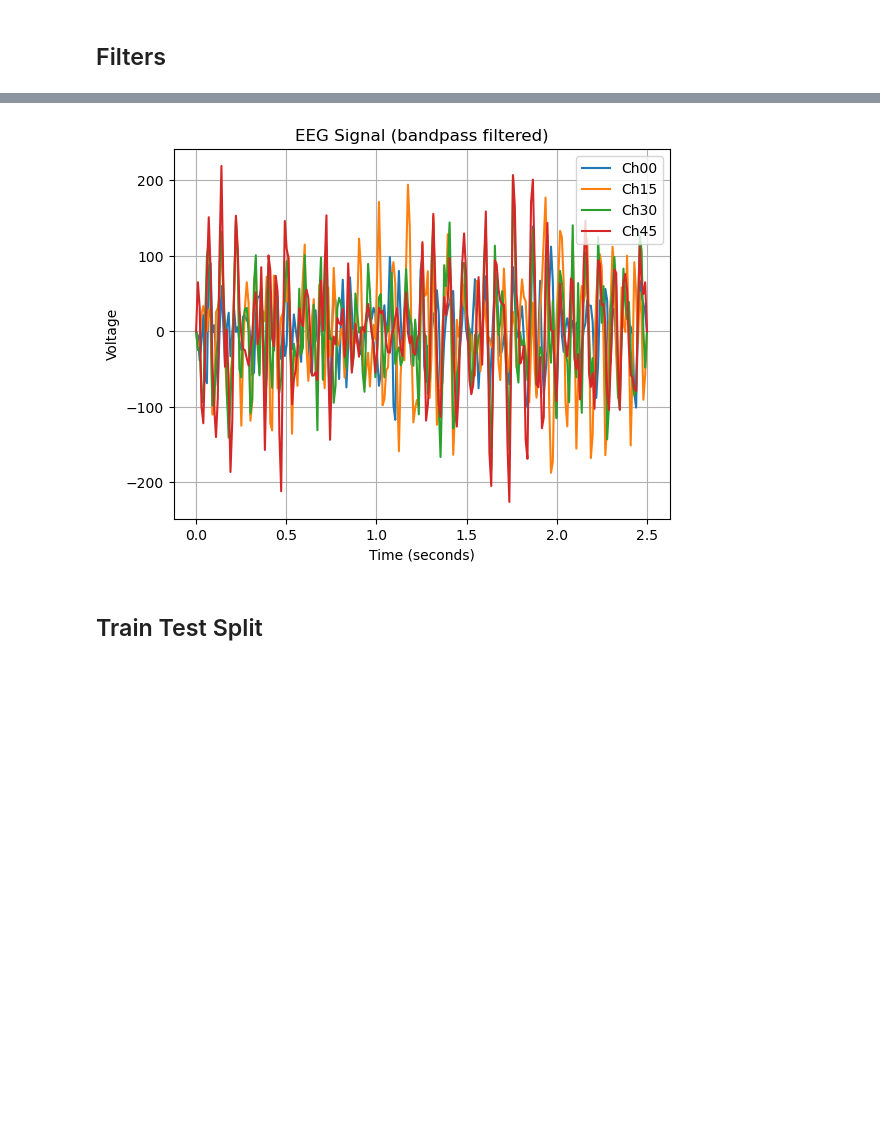
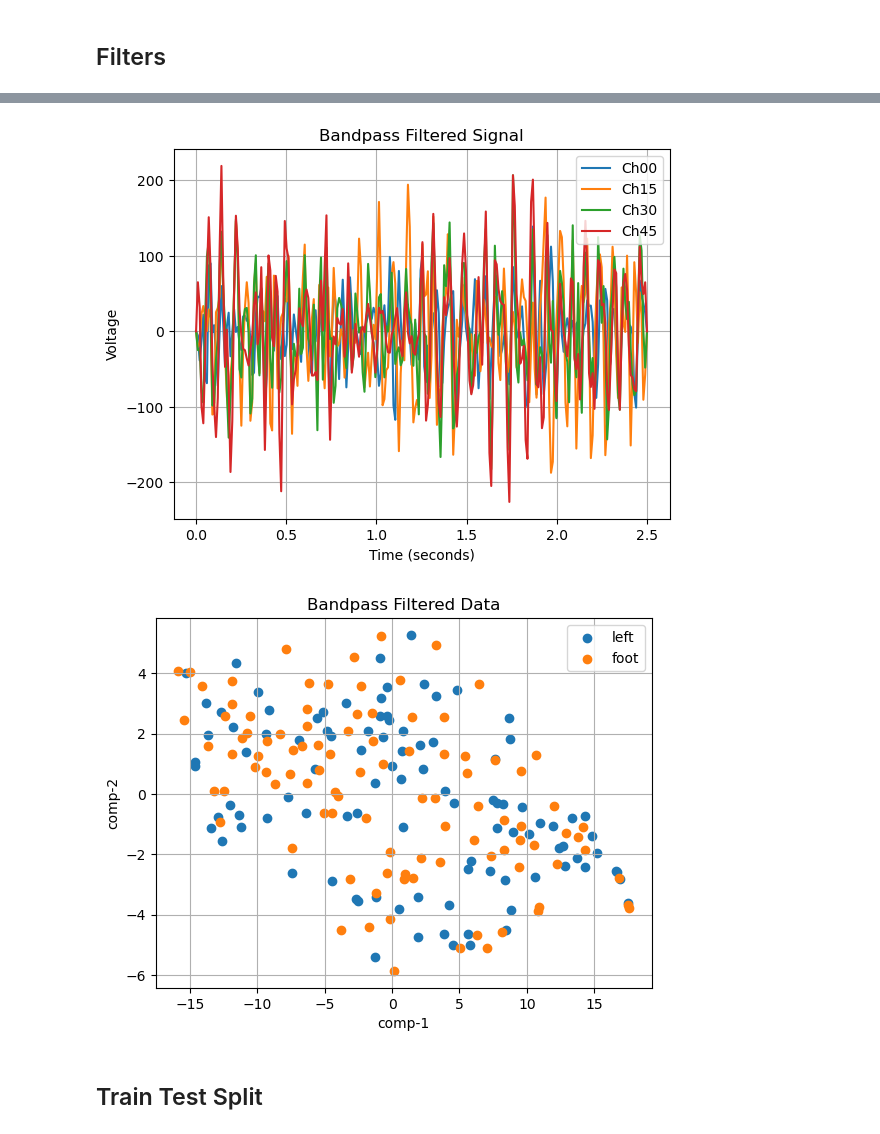
Before and after one commit to javadkavian/EEG_motor_imagery_analysis, a Jupyter notebook: src/main.ipynb, the cells around one changed output, grey strips where cells are left out. Cells and saved outputs as stored; diff of their text form; code cells hidden in the pictures; blank space fills up the shorter version.

```diff
--- a/src/main.ipynb
+++ b/src/main.ipynb
@@ -67,8 +78,12 @@ plt.savefig('../assets/preprocess_laplacian.png')
 # %%
-plot_eeg(bandpass_filterd, 0, 'EEG Signal (bandpass filtered)')
+plot_eeg(bandpass_filterd, 0, 'Bandpass Filtered Signal')
 plt.savefig('../assets/preprocess_bandpass.png')
+plt.show()
+plot_scatter_trials(data.trials, data.targets, data.class_labels, 'Bandpass Filtered Data')
+plt.savefig('../assets/visual_laplacian_data.png')
 # %% [output]
-[figure, old version]
+[figure, new version]
+[figure, added]
 # %%
 data = bandpass_filterd
 # %% [markdown]
```
Also changed, not shown: parts of 15 cells of this notebook, 5 other files.
